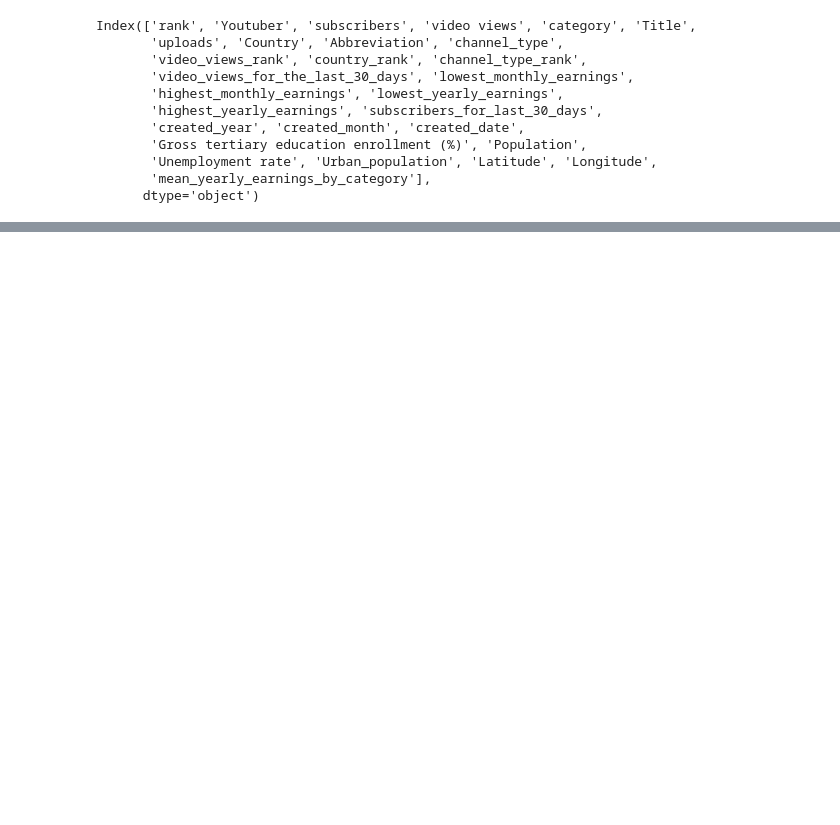
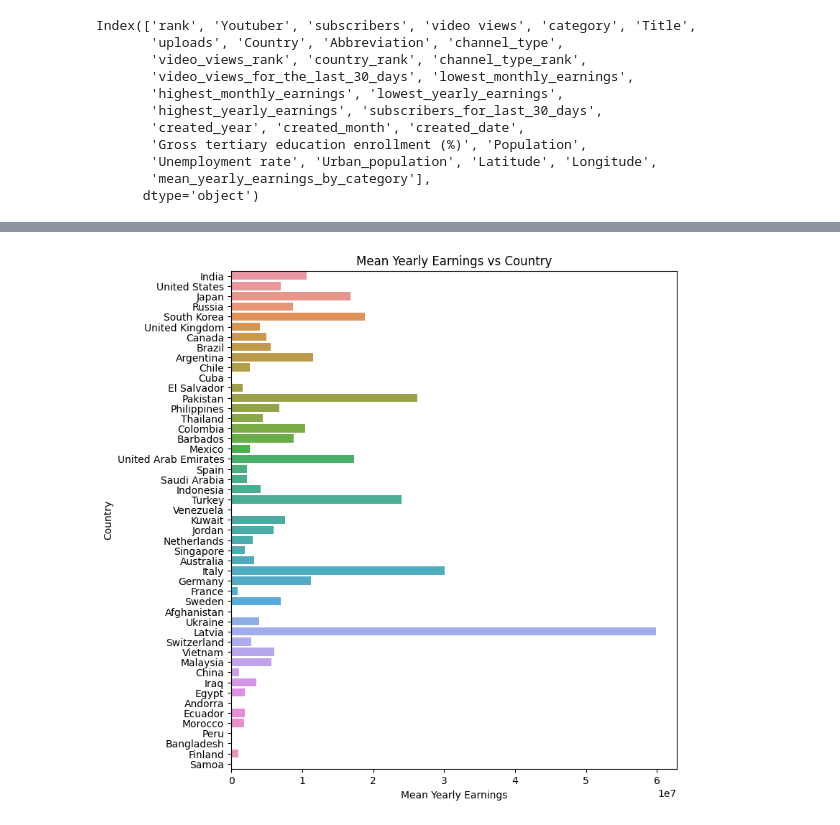
Before and after one commit to Kowallskiy/Seaborn_Visualization, a Jupyter notebook: Seaborn Visualization.ipynb, the cells around one changed output, grey strips where cells are left out. Drawn from its saved outputs; the diff is of its cells as text; code cells hidden in the pictures; blank space fills up the shorter version.

```diff
--- a/Seaborn Visualization.ipynb
+++ b/Seaborn Visualization.ipynb
@@ -141,0 +160,13 @@ sns.regplot(x="views_per_upload", y="mean_yearly_earnings_by_category", data = y
+# %%
+youtube_data["mean_yearly_earnings_by_country"] = youtube_data.groupby("Country")["highest_yearly_earnings"].transform("mean")
+by_country = youtube_data.drop_duplicates(subset="mean_yearly_earnings_by_country")
+youtube_data["mean_yearly_earnings_by_ccountry"] = by_country["mean_yearly_earnings_by_country"]
+
+g = sns.barplot(data=youtube_data, x="mean_yearly_earnings_by_country", y="Country")
+g.set_xlabel("Mean Yearly Earnings")
+g.set_ylabel("Country")
+g.figure.set_size_inches(8, 9)
+plt.title("Mean Yearly Earnings vs Country")
+plt.show()
+# %% [output]
+[figure, added]
```
Also changed, not shown: parts of 6 cells of this notebook, 6 other files.
